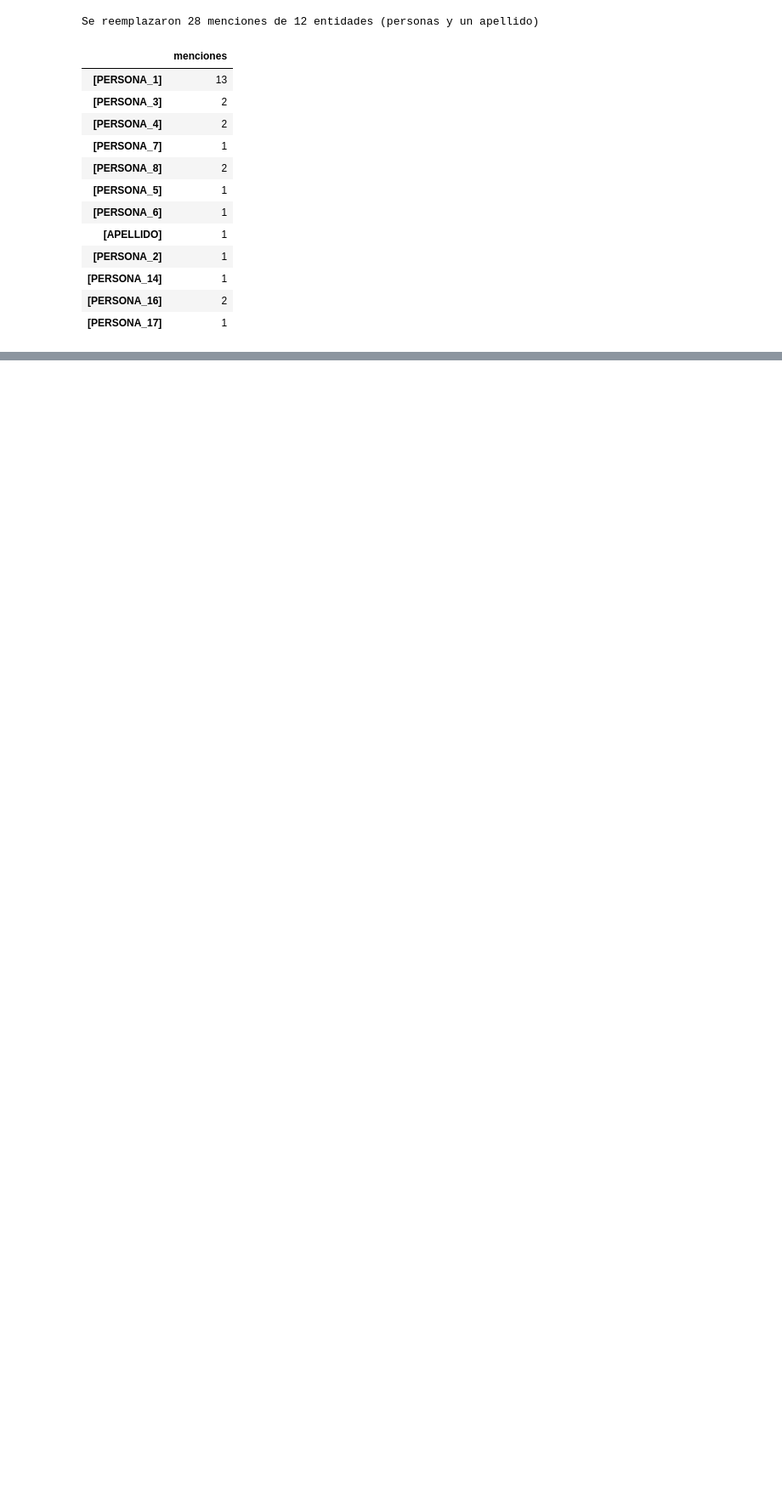
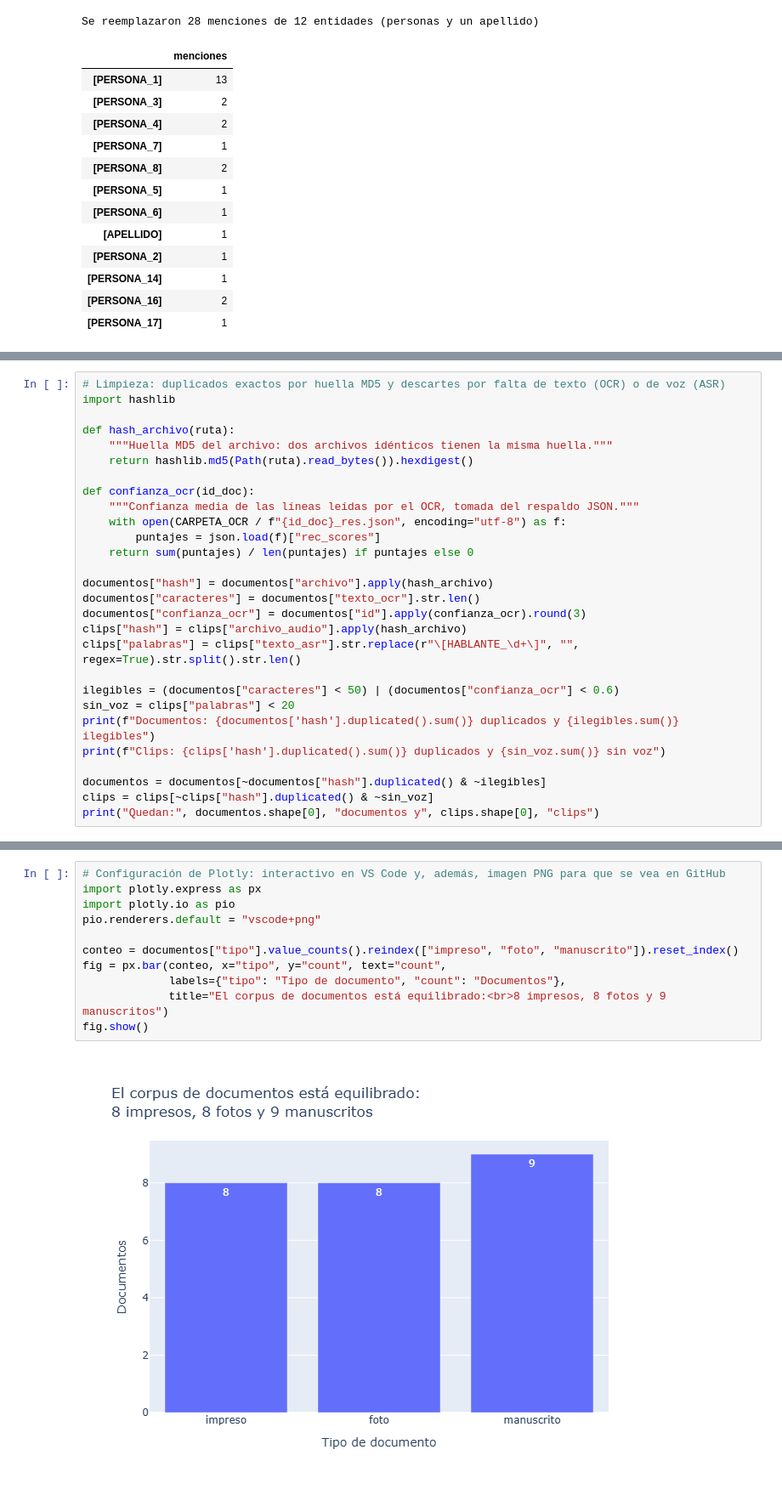
Before and after one commit to Clandra91/Python_intermedio, a Jupyter notebook: tarea_2/01_extraccion.ipynb, the cells around one changed output, grey strips where cells are left out. Shown at 85% size. Saved outputs shown, nothing was run; the diff lists cells and outputs as text; blank space fills up the shorter version.

Commit message:
#4 Limpieza, EDA, validación y exportación de los CSV

```diff
--- a/tarea_2/01_extraccion.ipynb
+++ b/tarea_2/01_extraccion.ipynb
@@ -439,0 +442,28 @@ Eliminar duplicados por hash de archivo y descartar documentos ilegibles o audio
+# %%
+# Limpieza: duplicados exactos por huella MD5 y descartes por falta de texto (OCR) o de voz (ASR)
+import hashlib
+
+def hash_archivo(ruta):
+    """Huella MD5 del archivo: dos archivos idénticos tienen la misma huella."""
+    return hashlib.md5(Path(ruta).read_bytes()).hexdigest()
+
+def confianza_ocr(id_doc):
+    """Confianza media de las líneas leídas por el OCR, tomada del respaldo JSON."""
+    with open(CARPETA_OCR / f"{id_doc}_res.json", encoding="utf-8") as f:
+        puntajes = json.load(f)["rec_scores"]
+    return sum(puntajes) / len(puntajes) if puntajes else 0
+
+documentos["hash"] = documentos["archivo"].apply(hash_archivo)
+documentos["caracteres"] = documentos["texto_ocr"].str.len()
+documentos["confianza_ocr"] = documentos["id"].apply(confianza_ocr).round(3)
+clips["hash"] = clips["archivo_audio"].apply(hash_archivo)
+clips["palabras"] = clips["texto_asr"].str.replace(r"\[HABLANTE_\d+\]", "", regex=True).str.split().str.len()
+
+ilegibles = (documentos["caracteres"] < 50) | (documentos["confianza_ocr"] < 0.6)
+sin_voz = clips["palabras"] < 20
+print(f"Documentos: {documentos['hash'].duplicated().sum()} duplicados y {ilegibles.sum()} ilegibles")
+print(f"Clips: {clips['hash'].duplicated().sum()} duplicados y {sin_voz.sum()} sin voz")
+
+documentos = documentos[~documentos["hash"].duplicated() & ~ilegibles]
+clips = clips[~clips["hash"].duplicated() & ~sin_voz]
+print("Quedan:", documentos.shape[0], "documentos y", clips.shape[0], "clips")
@@ -439,0 +482,13 @@ Eliminar duplicados por hash de archivo y descartar documentos ilegibles o audio
+# %%
+# Configuración de Plotly: interactivo en VS Code y, además, imagen PNG para que se vea en GitHub
+import plotly.express as px
+import plotly.io as pio
+pio.renderers.default = "vscode+png"
+
+conteo = documentos["tipo"].value_counts().reindex(["impreso", "foto", "manuscrito"]).reset_index()
+fig = px.bar(conteo, x="tipo", y="count", text="count",
+             labels={"tipo": "Tipo de documento", "count": "Documentos"},
+             title="El corpus de documentos está equilibrado:<br>8 impresos, 8 fotos y 9 manuscritos")
+fig.show()
+# %% [output]
+[figure, added]
```
Also changed, not shown: parts of 11 cells of this notebook, 5 other files.
